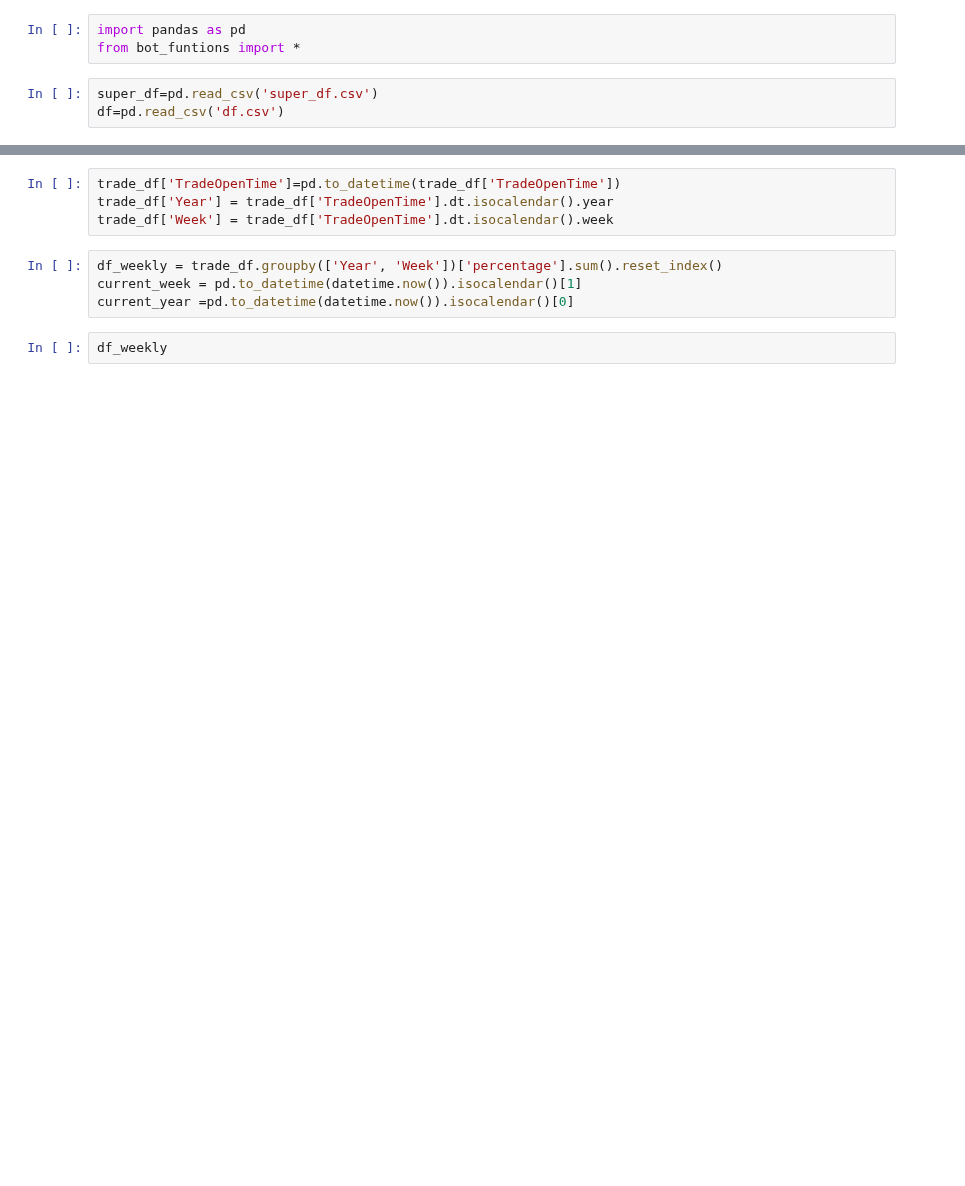
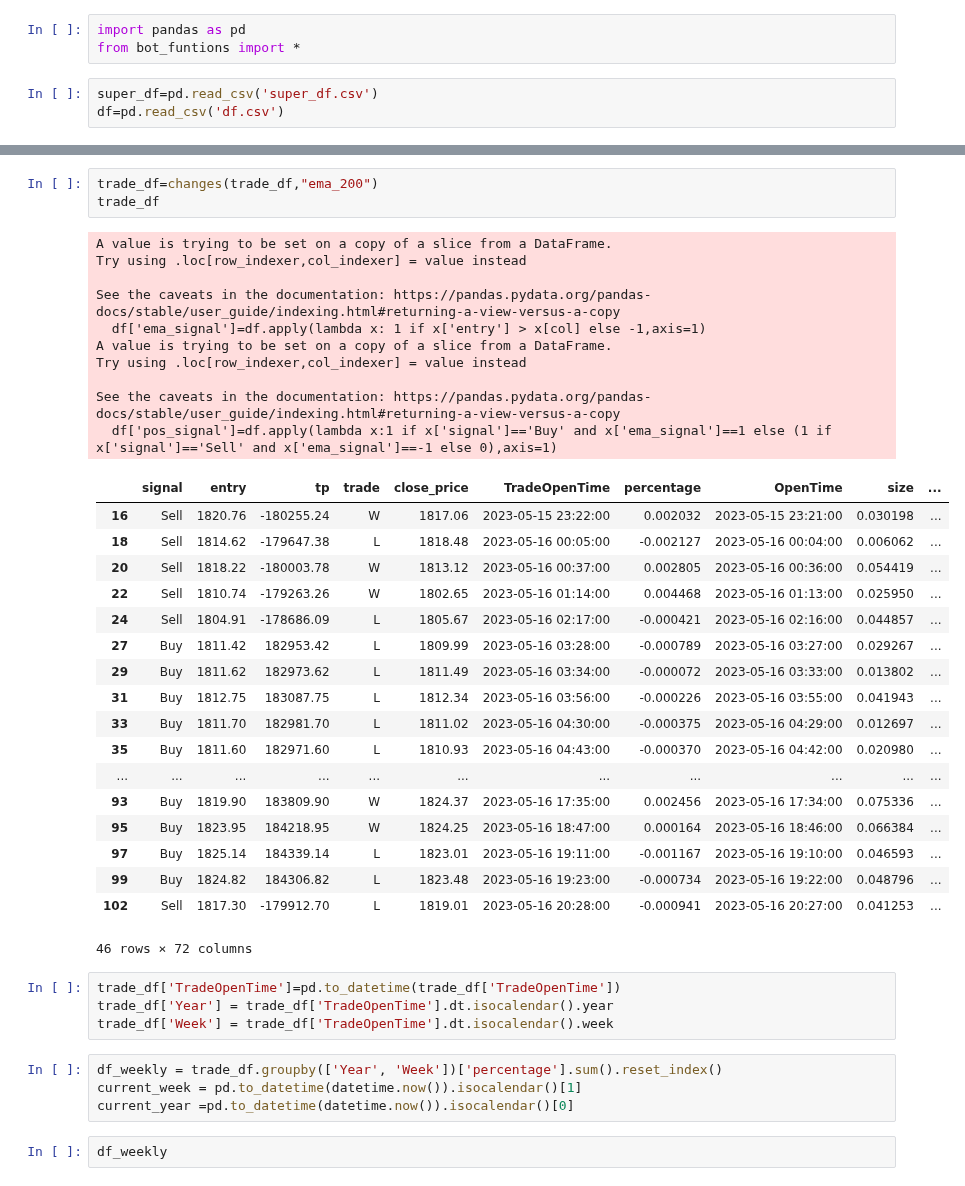
Before and after one commit to Krishna5972/test_2, a Jupyter notebook: Untitled1.ipynb, the cells around one changed output, grey strips where cells are left out. Drawn from its saved outputs; the diff is of its cells as text; blank space fills up the shorter version.

```diff
--- a/Untitled1.ipynb
+++ b/Untitled1.ipynb
@@ -55,3 +62,35 @@ trade_df
+# %%
+trade_df=changes(trade_df,"ema_200")
+trade_df
+# %% [output]
+A value is trying to be set on a copy of a slice from a DataFrame.
+Try using .loc[row_indexer,col_indexer] = value instead
+
+See the caveats in the documentation: https://pandas.pydata.org/pandas-docs/stable/user_guide/indexing.html#returning-a-view-versus-a-copy
+  df['ema_signal']=df.apply(lambda x: 1 if x['entry'] > x[col] else -1,axis=1)
+A value is trying to be set on a copy of a slice from a DataFrame.
+Try using .loc[row_indexer,col_indexer] = value instead
+
+See the caveats in the documentation: https://pandas.pydata.org/pandas-docs/stable/user_guide/indexing.html#returning-a-view-versus-a-copy
+  df['pos_signal']=df.apply(lambda x:1 if x['signal']=='Buy' and x['ema_signal']==1 else (1 if x['signal']=='Sell' and x['ema_signal']==-1 else 0),axis=1)
+|  | signal | entry | tp | trade | close_price | TradeOpenTime | percentage | OpenTime | size | ... |
+| 16 | Sell | 1820.76 | -180255.24 | W | 1817.06 | 2023-05-15 23:22:00 | 0.002032 | 2023-05-15 23:21:00 | 0.030198 | ... |
+| 18 | Sell | 1814.62 | -179647.38 | L | 1818.48 | 2023-05-16 00:05:00 | -0.002127 | 2023-05-16 00:04:00 | 0.006062 | ... |
+| 20 | Sell | 1818.22 | -180003.78 | W | 1813.12 | 2023-05-16 00:37:00 | 0.002805 | 2023-05-16 00:36:00 | 0.054419 | ... |
+| 22 | Sell | 1810.74 | -179263.26 | W | 1802.65 | 2023-05-16 01:14:00 | 0.004468 | 2023-05-16 01:13:00 | 0.025950 | ... |
+| 24 | Sell | 1804.91 | -178686.09 | L | 1805.67 | 2023-05-16 02:17:00 | -0.000421 | 2023-05-16 02:16:00 | 0.044857 | ... |
+| 27 | Buy | 1811.42 | 182953.42 | L | 1809.99 | 2023-05-16 03:28:00 | -0.000789 | 2023-05-16 03:27:00 | 0.029267 | ... |
+| 29 | Buy | 1811.62 | 182973.62 | L | 1811.49 | 2023-05-16 03:34:00 | -0.000072 | 2023-05-16 03:33:00 | 0.013802 | ... |
+| 31 | Buy | 1812.75 | 183087.75 | L | 1812.34 | 2023-05-16 03:56:00 | -0.000226 | 2023-05-16 03:55:00 | 0.041943 | ... |
+| 33 | Buy | 1811.70 | 182981.70 | L | 1811.02 | 2023-05-16 04:30:00 | -0.000375 | 2023-05-16 04:29:00 | 0.012697 | ... |
+| 35 | Buy | 1811.60 | 182971.60 | L | 1810.93 | 2023-05-16 04:43:00 | -0.000370 | 2023-05-16 04:42:00 | 0.020980 | ... |
+| ... | ... | ... | ... | ... | ... | ... | ... | ... | ... | ... |
+| 93 | Buy | 1819.90 | 183809.90 | W | 1824.37 | 2023-05-16 17:35:00 | 0.002456 | 2023-05-16 17:34:00 | 0.075336 | ... |
+| 95 | Buy | 1823.95 | 184218.95 | W | 1824.25 | 2023-05-16 18:47:00 | 0.000164 | 2023-05-16 18:46:00 | 0.066384 | ... |
+| 97 | Buy | 1825.14 | 184339.14 | L | 1823.01 | 2023-05-16 19:11:00 | -0.001167 | 2023-05-16 19:10:00 | 0.046593 | ... |
+| 99 | Buy | 1824.82 | 184306.82 | L | 1823.48 | 2023-05-16 19:23:00 | -0.000734 | 2023-05-16 19:22:00 | 0.048796 | ... |
+| 102 | Sell | 1817.30 | -179912.70 | L | 1819.01 | 2023-05-16 20:28:00 | -0.000941 | 2023-05-16 20:27:00 | 0.041253 | ... |
+46 rows × 72 columns
 # %%
 trade_df['TradeOpenTime']=pd.to_datetime(trade_df['TradeOpenTime'])
 trade_df['Year'] = trade_df['TradeOpenTime'].dt.isocalendar().year
```
Also changed, not shown: parts of 24 cells of this notebook, 5 other files.
